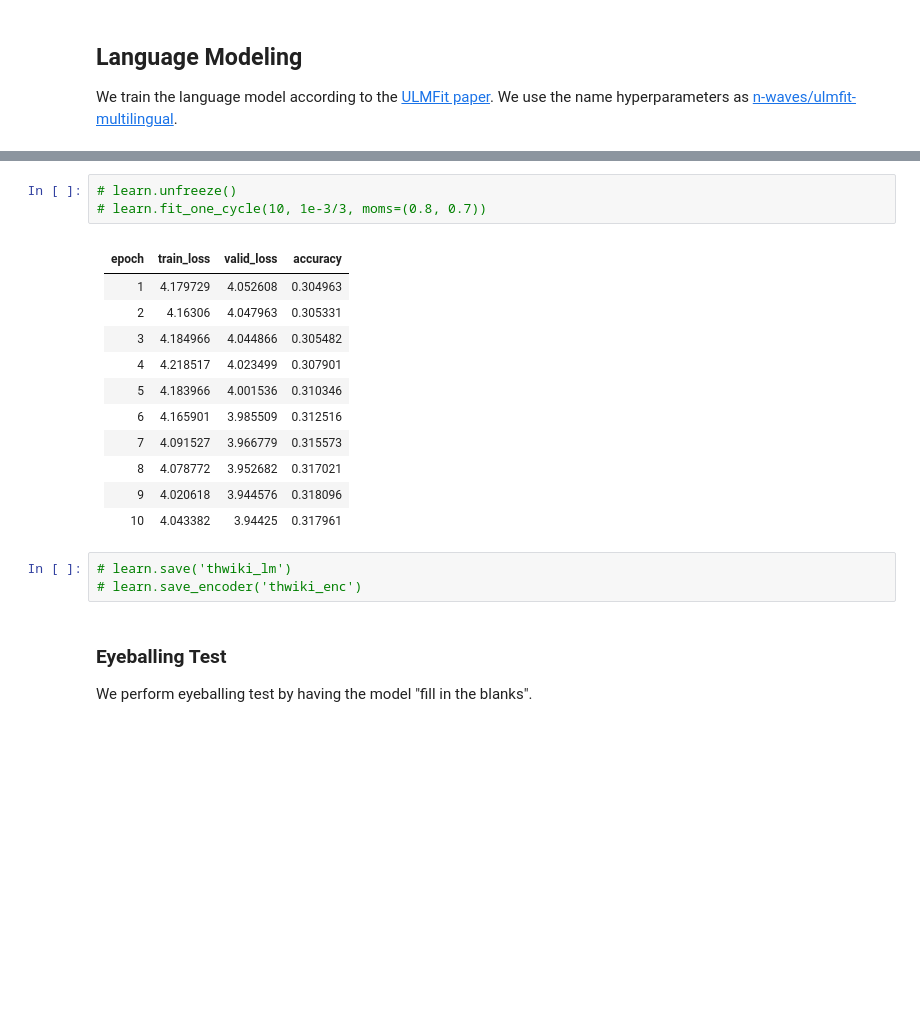
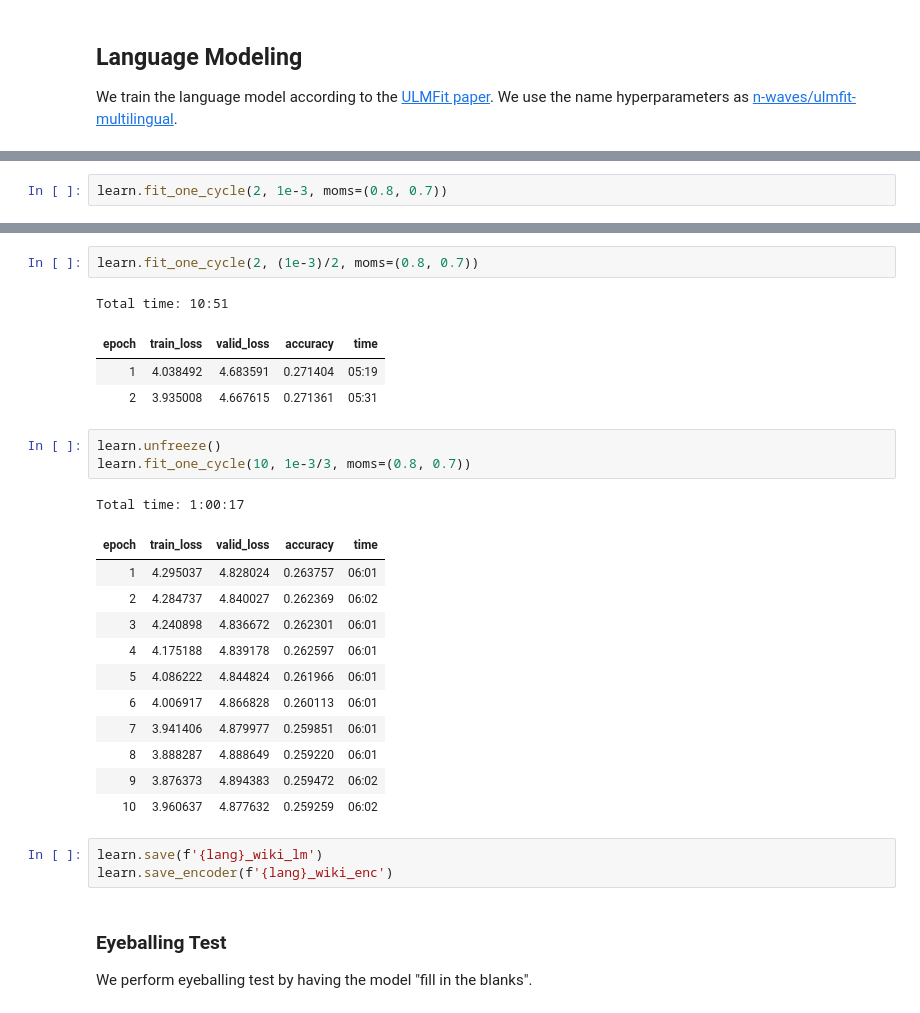
Before and after one commit to NirantK/hindi2vec, a Jupyter notebook: hiwiki_lm.ipynb, the cells around one changed output, grey strips where cells are left out. Saved outputs shown, nothing was run; the diff lists cells and outputs as text; blank space fills up the shorter version.

```diff
--- a/hiwiki_lm.ipynb
+++ b/hiwiki_lm.ipynb
@@ -331,0 +512,2 @@ Min numerical gradient: 2.09E-03
+# %%
+learn.fit_one_cycle(2, 1e-3, moms=(0.8, 0.7))
@@ -332,22 +519,29 @@ Min numerical gradient: 2.09E-03
+# %%
+learn.fit_one_cycle(2, (1e-3)/2, moms=(0.8, 0.7))
+# %% [output]
+Total time: 10:51
+| epoch | train_loss | valid_loss | accuracy | time |
+| 1 | 4.038492 | 4.683591 | 0.271404 | 05:19 |
+| 2 | 3.935008 | 4.667615 | 0.271361 | 05:31 |
 # %%
-# learn.unfreeze()
-# learn.fit_one_cycle(10, 1e-3/3, moms=(0.8, 0.7))
+learn.unfreeze()
+learn.fit_one_cycle(10, 1e-3/3, moms=(0.8, 0.7))
+# %% [output]
+Total time: 1:00:17
+| epoch | train_loss | valid_loss | accuracy | time |
+| 1 | 4.295037 | 4.828024 | 0.263757 | 06:01 |
+| 2 | 4.284737 | 4.840027 | 0.262369 | 06:02 |
+| 3 | 4.240898 | 4.836672 | 0.262301 | 06:01 |
+| 4 | 4.175188 | 4.839178 | 0.262597 | 06:01 |
+| 5 | 4.086222 | 4.844824 | 0.261966 | 06:01 |
+| 6 | 4.006917 | 4.866828 | 0.260113 | 06:01 |
+| 7 | 3.941406 | 4.879977 | 0.259851 | 06:01 |
+| 8 | 3.888287 | 4.888649 | 0.259220 | 06:01 |
+| 9 | 3.876373 | 4.894383 | 0.259472 | 06:02 |
+| 10 | 3.960637 | 4.877632 | 0.259259 | 06:02 |
-# %% [markdown]
-| epoch | train_loss | valid_loss | accuracy |
-|-------|------------|------------|----------|
-| 1     | 4.179729   | 4.052608   | 0.304963 |
-| 2     | 4.16306    | 4.047963   | 0.305331 |
-| 3     | 4.184966   | 4.044866   | 0.305482 |
-| 4     | 4.218517   | 4.023499   | 0.307901 |
-| 5     | 4.183966   | 4.001536   | 0.310346 |
-| 6     | 4.165901   | 3.985509   | 0.312516 |
-| 7     | 4.091527   | 3.966779   | 0.315573 |
-| 8     | 4.078772   | 3.952682   | 0.317021 |
-| 9     | 4.020618   | 3.944576   | 0.318096 |
-| 10    | 4.043382   | 3.94425    | 0.317961 |
-# %%
-# learn.save('thwiki_lm')
-# learn.save_encoder('thwiki_enc')
+# %%
+learn.save(f'{lang}_wiki_lm')
+learn.save_encoder(f'{lang}_wiki_enc')
 # %% [markdown]
 ### Eyeballing Test
 We perform eyeballing test by having the model "fill in the blanks".
```
Also changed, not shown: parts of 74 cells of this notebook, 1 other file.
